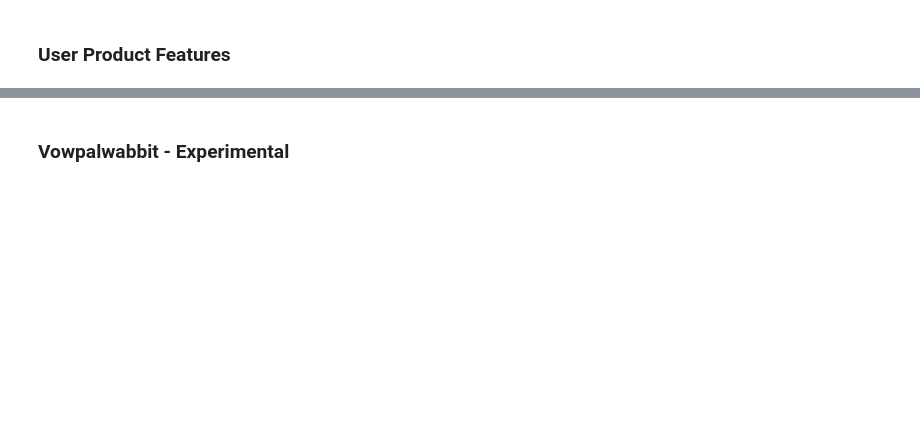
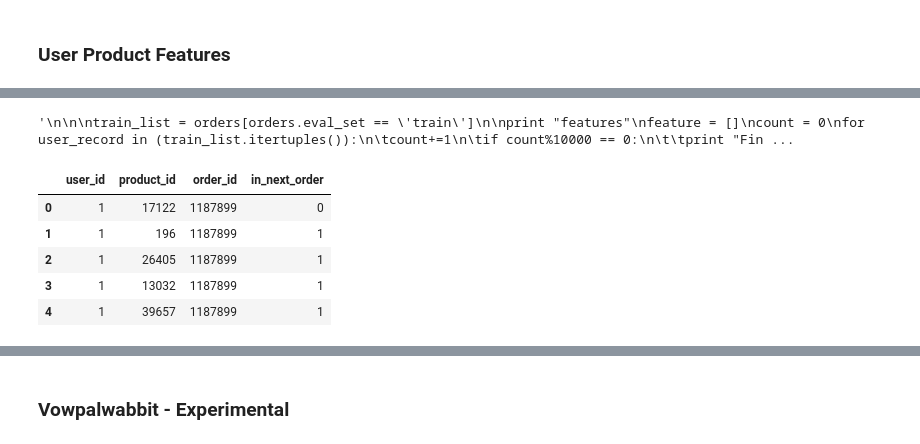
Before and after one commit to subramgo/Instacart, a Jupyter notebook: Model_03.ipynb, the cells around one changed output, grey strips where cells are left out. Drawn from its saved outputs; the diff is of its cells as text; code cells hidden in the pictures; blank space fills up the shorter version.

```diff
--- a/Model_03.ipynb
+++ b/Model_03.ipynb
@@ -575,0 +480,49 @@ features.head()
+# %%
+## This block needs to be run only once
+## Later the output of this block is stored in ./data/features.csv file
+## The next block reads the file, it enough to run the next block subsequently
+
+"""
+
+
+train_list = orders[orders.eval_set == 'train']
+
+print "features"
+feature = []
+count = 0
+for user_record in (train_list.itertuples()):
+	count+=1
+	if count%10000 == 0:
+		print "Finished {} users".format(count)
+
+	user_id = user_record.user_id
+	order_id = user_record.order_id
+	products      = list(users_train[users_train.user_id == user_id]['prod_list'].values.tolist()[0])
+	prev_products = list(users_prior[users_prior.user_id == user_id]['prod_list'].values.tolist()[0])
+
+	for p_p in prev_products:
+		if p_p in products:
+			feature.append((user_id, p_p, order_id ,1))
+		else:
+			feature.append((user_id, p_p, order_id, 0))
+
+feature_df = pd.DataFrame(data = feature, columns =['user_id','product_id','order_id','in_next_order'])
+
+print feature_df.head()
+
+feature_df.to_csv('./features/features.csv', index = False)
+
+"""
+# %% [output]
+'\n\n\ntrain_list = orders[orders.eval_set == \'train\']\n\nprint "features"\nfeature = []\ncount = 0\nfor user_record in (train_list.itertuples()):\n\tcount+=1\n\tif count%10000 == 0:\n\t\tprint "Fin ...
+# %%
+features = pd.read_csv('./features/features.csv')
+features.drop(features.columns[0], inplace=True, axis=1)
+features.head()
+# %% [output]
+|  | user_id | product_id | order_id | in_next_order |
+| 0 | 1 | 17122 | 1187899 | 0 |
+| 1 | 1 | 196 | 1187899 | 1 |
+| 2 | 1 | 26405 | 1187899 | 1 |
+| 3 | 1 | 13032 | 1187899 | 1 |
+| 4 | 1 | 39657 | 1187899 | 1 |
```
Also changed, not shown: parts of 66 cells of this notebook.
